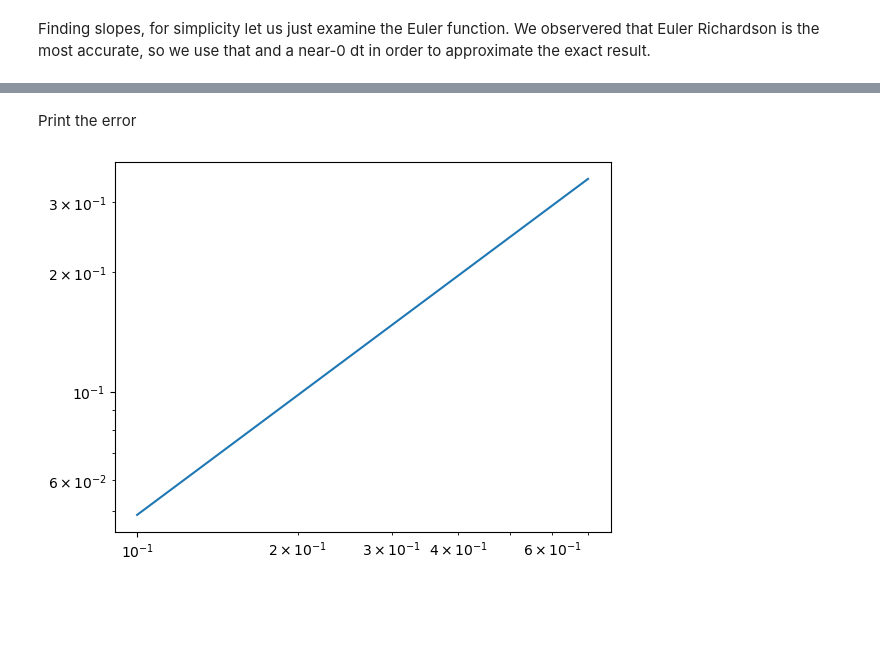
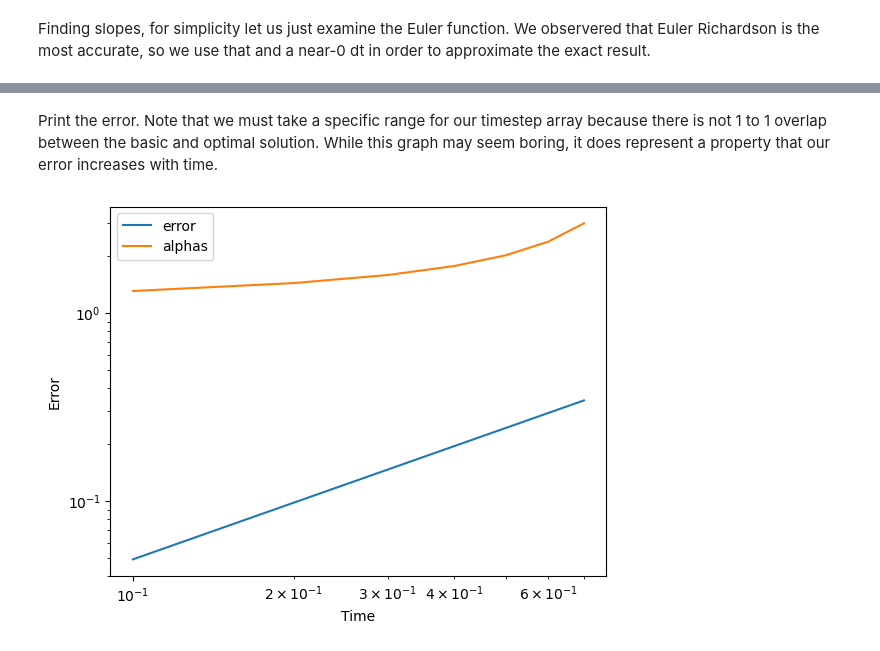
Before and after one commit to Gram-S/SimProjects, a Jupyter notebook: Ode_Integrators_Solution.ipynb, the cells around one changed output, grey strips where cells are left out. Cells and saved outputs as stored; diff of their text form; code cells hidden in the pictures; blank space fills up the shorter version.

```diff
--- a/Ode_Integrators_Solution.ipynb
+++ b/Ode_Integrators_Solution.ipynb
@@ -96,7 +96,7 @@ plt.show()
 # %% [markdown]
 Finding slopes, for simplicity let us just examine the Euler function. We observered that Euler Richardson is the most accurate, so we use that and a near-0 dt in order to approximate the exact result.
 # %%
-dt = 0.001 # In case of reruning
+dt = 0.1 # In case of reruning
 t, y = solve_ode(simple_gravity, t0, y0, Euler, g0)
 
 dt = 0.00001
@@ -111,7 +111,7 @@ for i in range(1, len(t)-1):
     j = index[0]
 
     positions = y_optimal[j], y[i]
-    plt.plot(times, positions, 'orange', label="Error")
+    plt.plot(times, positions, 'red', label="Error")
 
     error_i = y[i] - y_optimal[j]
     error.append(error_i)
@@ -130,7 +139,11 @@ plt.show()
 # %% [markdown]
-Print the error
+Print the error. Note that we must take a specific range for our timestep array because there is not 1 to 1 overlap between the basic and optimal solution. While this graph may seem boring, it does represent a property that our error increases with time.
 # %%
-plt.loglog(t[1:len(t)-1], error)
+plt.loglog(t[1:len(t)-1], error, label="error") # This should have a slope of 1, likely due to some inaccuracy because between the analytical and estimated optimal or too low sampling
+plt.loglog(t[1:len(t)-1], alphas, label="alphas")
+plt.ylabel('Error')
+plt.xlabel('Time')
+plt.legend()
 plt.show()
 # %% [output]
-[figure, old version]
+[figure, new version]
```
Also changed, not shown: parts of 1 cell of this notebook.
